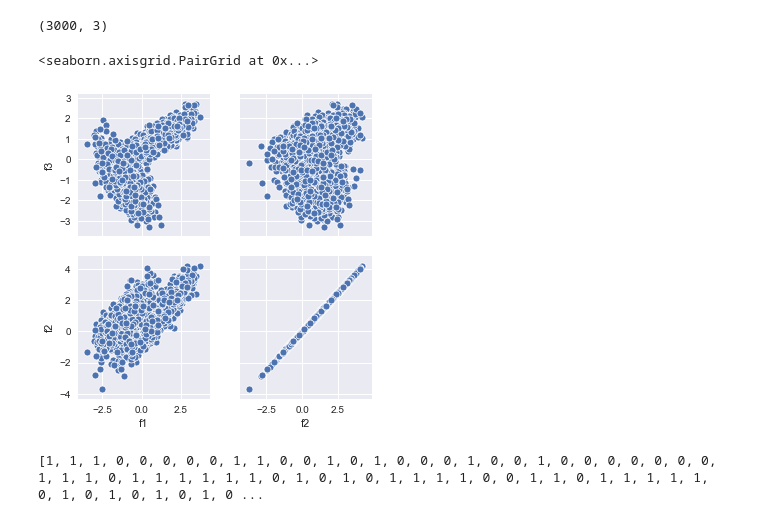
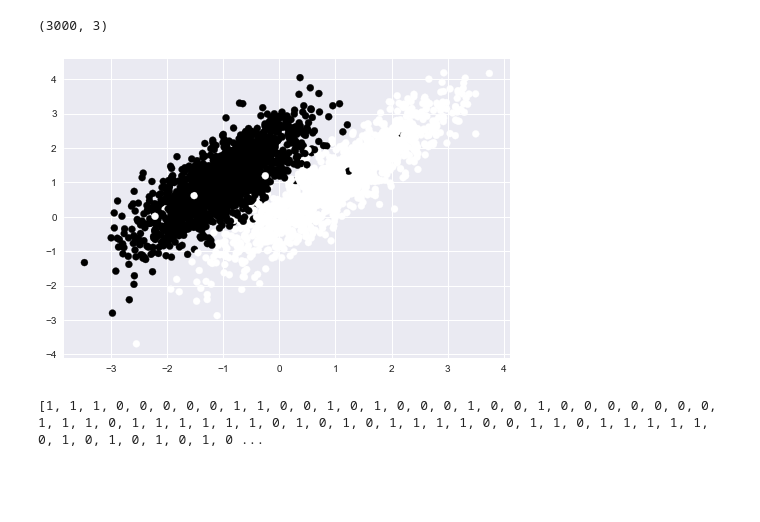
Before and after one commit to arch-24/AI-Mafia-Machine-Learning, a Jupyter notebook: week2_asgmt3_chemical_segregation.ipynb, the cells around one changed output. Saved outputs shown, nothing was run; the diff lists cells and outputs as text; code cells hidden in the pictures; blank space fills up the shorter version.

```diff
--- a/week2_asgmt3_chemical_segregation.ipynb
+++ b/week2_asgmt3_chemical_segregation.ipynb
@@ -60,11 +64,11 @@ x_test=np.matrix.transpose(x_test)
 x_test.shape
 # %% [output]
 (3000, 3)
-# %%
-sns.pairplot(dfx,x_vars=['f1','f2'],y_vars=['f3','f2'])
-# %% [output]
-<seaborn.axisgrid.PairGrid at 0x...>
-[figure, removed]
+# %%
+plt.scatter(x_train[:,0],x_train[:,1],c=y_train)
+plt.show()
+# %% [output]
+[figure, added]
 # %%
 def hypothesis(x,theta):
     hx=theta[0]
```
Also changed, not shown: parts of 4 cells of this notebook.
